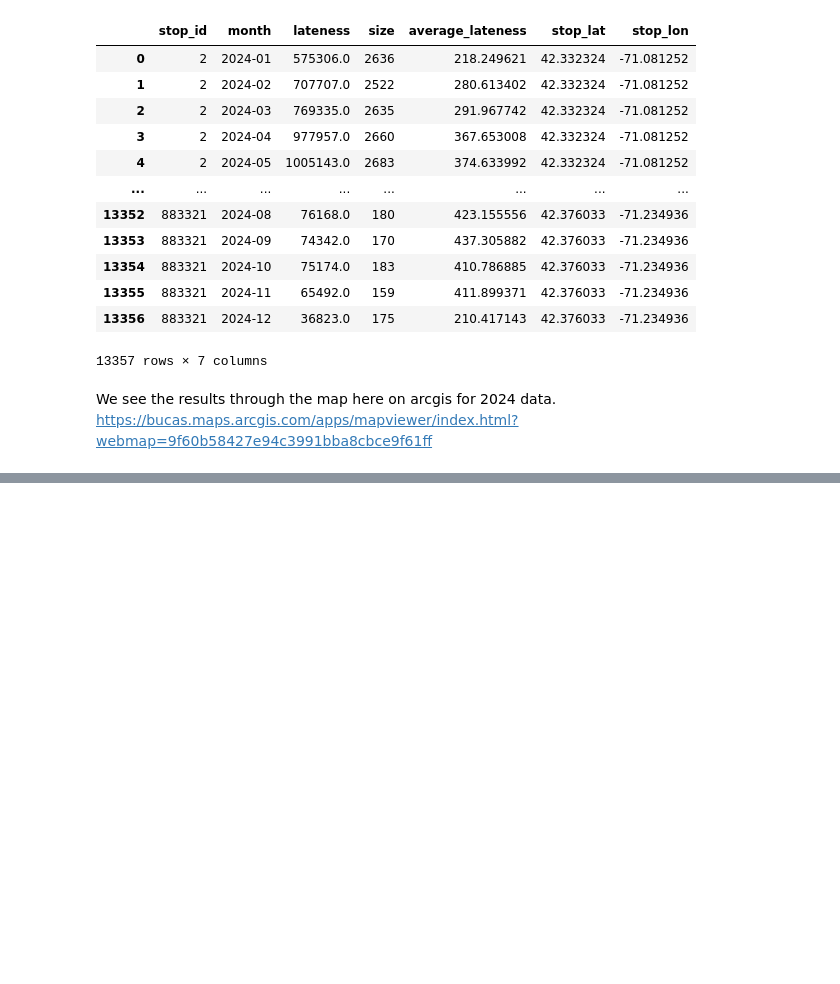
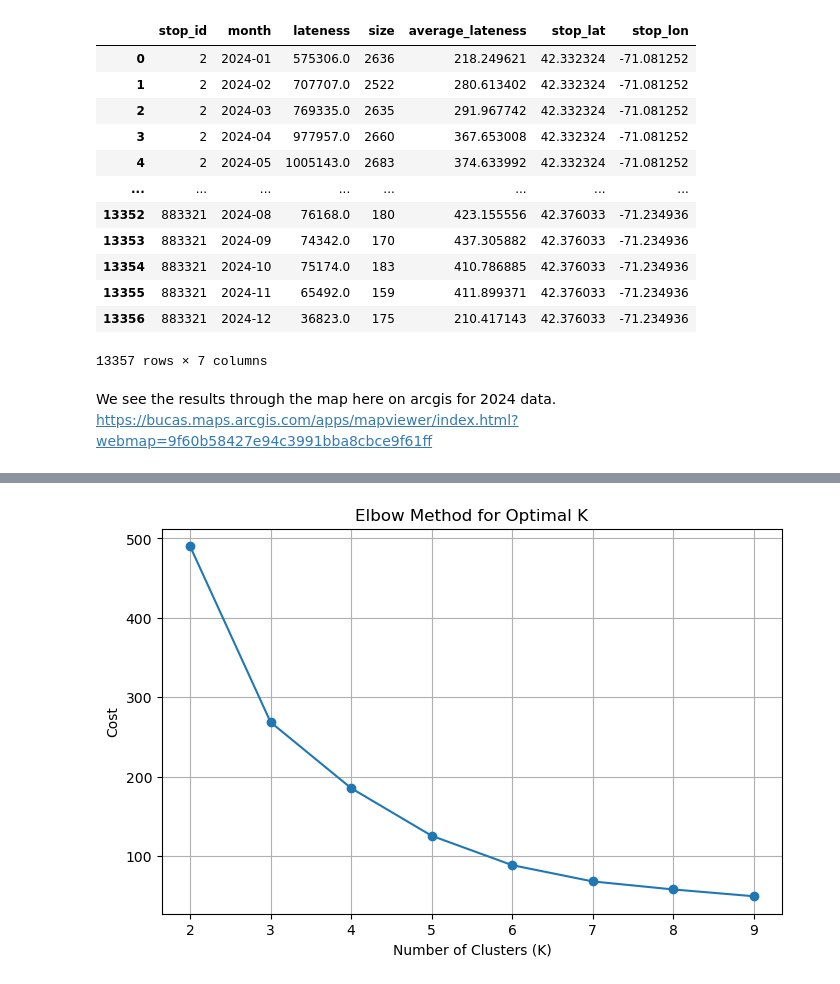
Before and after one commit to KKeySimon/BostonBusEquity, a Jupyter notebook: simon.ipynb, the cells around one changed output, grey strips where cells are left out. Saved outputs shown, nothing was run; the diff lists cells and outputs as text; code cells hidden in the pictures; blank space fills up the shorter version.

Commit message:
kmeans modelling added

```diff
--- a/simon.ipynb
+++ b/simon.ipynb
@@ -567,0 +614,11 @@ We see the results through the map here on arcgis for 2024 data. https://bucas.m
+# %%
+import pandas as pd
+from collections import defaultdict
+from sklearn.cluster import KMeans
+import matplotlib.pyplot as plt
+import numpy as np
+
+file_path = "final_stop_summary.csv"
+df = pd.read_csv(file_path)
+
+df.head()
@@ -567,0 +672,11 @@ We see the results through the map here on arcgis for 2024 data. https://bucas.m
+# %%
+X = stop_agg_df[["stop_lat", "stop_lon", "average_lateness"]].copy()
+X["average_lateness"] = (X["average_lateness"] - X["average_lateness"].mean()) / X["average_lateness"].std()
+
+inertia = []
+K_range = range(2, 10)
+
+for k in K_range:
+    kmeans = KMeans(n_clusters=k, random_state=42, n_init=10)
+    kmeans.fit(X)
+    inertia.append(kmeans.inertia_)
@@ -567,0 +695,13 @@ We see the results through the map here on arcgis for 2024 data. https://bucas.m
+# %%
+stop_agg_df_cleaned = stop_agg_df.dropna(subset=["stop_lat", "stop_lon"])
+
+X = stop_agg_df_cleaned[["stop_lat", "stop_lon", "average_lateness"]].copy()
+X["average_lateness"] = (X["average_lateness"] - X["average_lateness"].mean()) / X["average_lateness"].std()
+
+cost = []
+K_range = range(2, 10)
+
+for k in K_range:
+    kmeans = KMeans(n_clusters=k, random_state=42, n_init=10)
+    kmeans.fit(X)
+    cost.append(kmeans.inertia_)
@@ -567,0 +710,10 @@ We see the results through the map here on arcgis for 2024 data. https://bucas.m
+# %%
+plt.figure(figsize=(8, 5))
+plt.plot(K_range, cost, marker="o")
+plt.xlabel("Number of Clusters (K)")
+plt.ylabel("Cost")
+plt.title("Elbow Method for Optimal K")
+plt.grid(True)
+plt.show()
+# %% [output]
+[figure, added]
```
Also changed, not shown: parts of 26 cells of this notebook, 2 other files.
